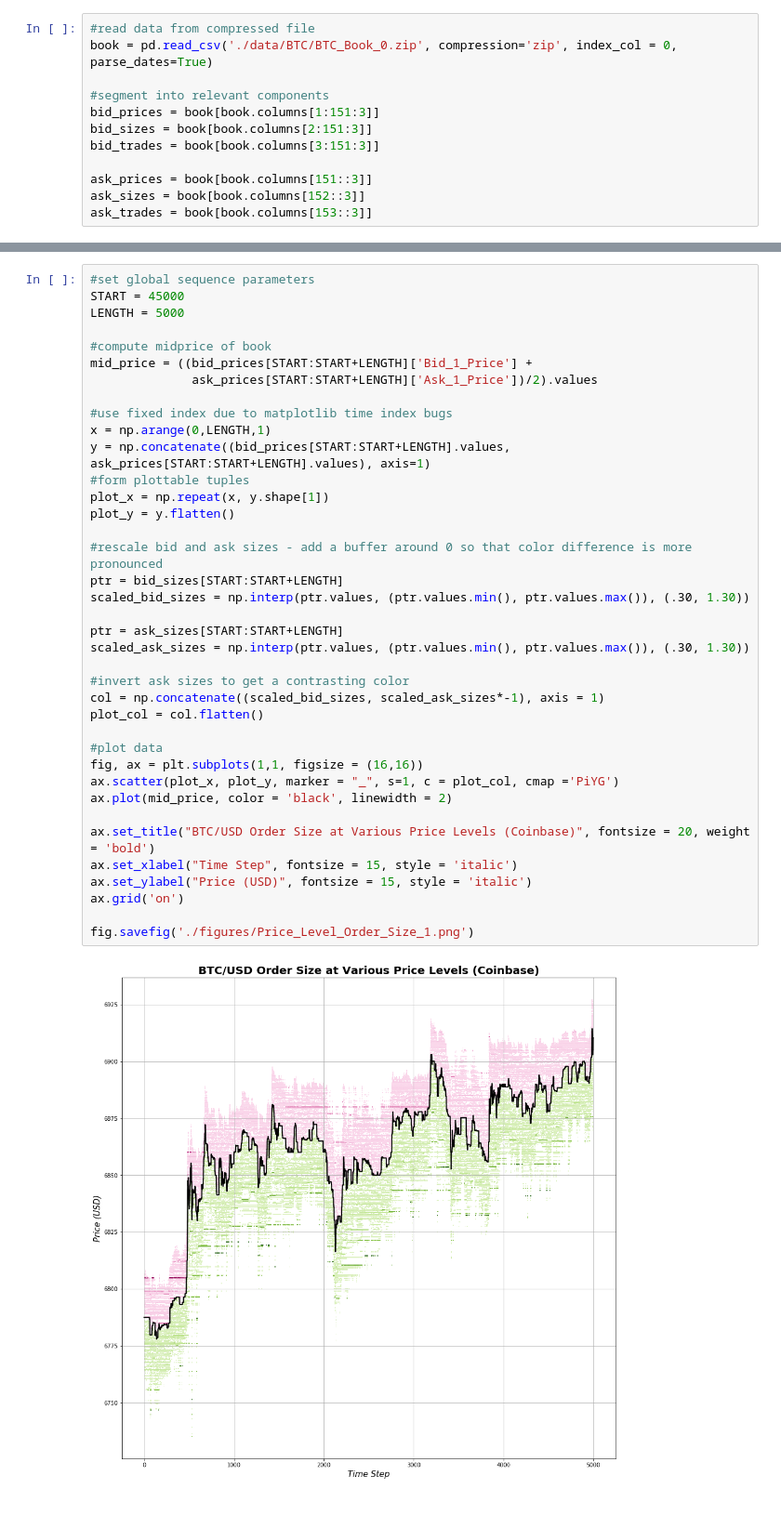
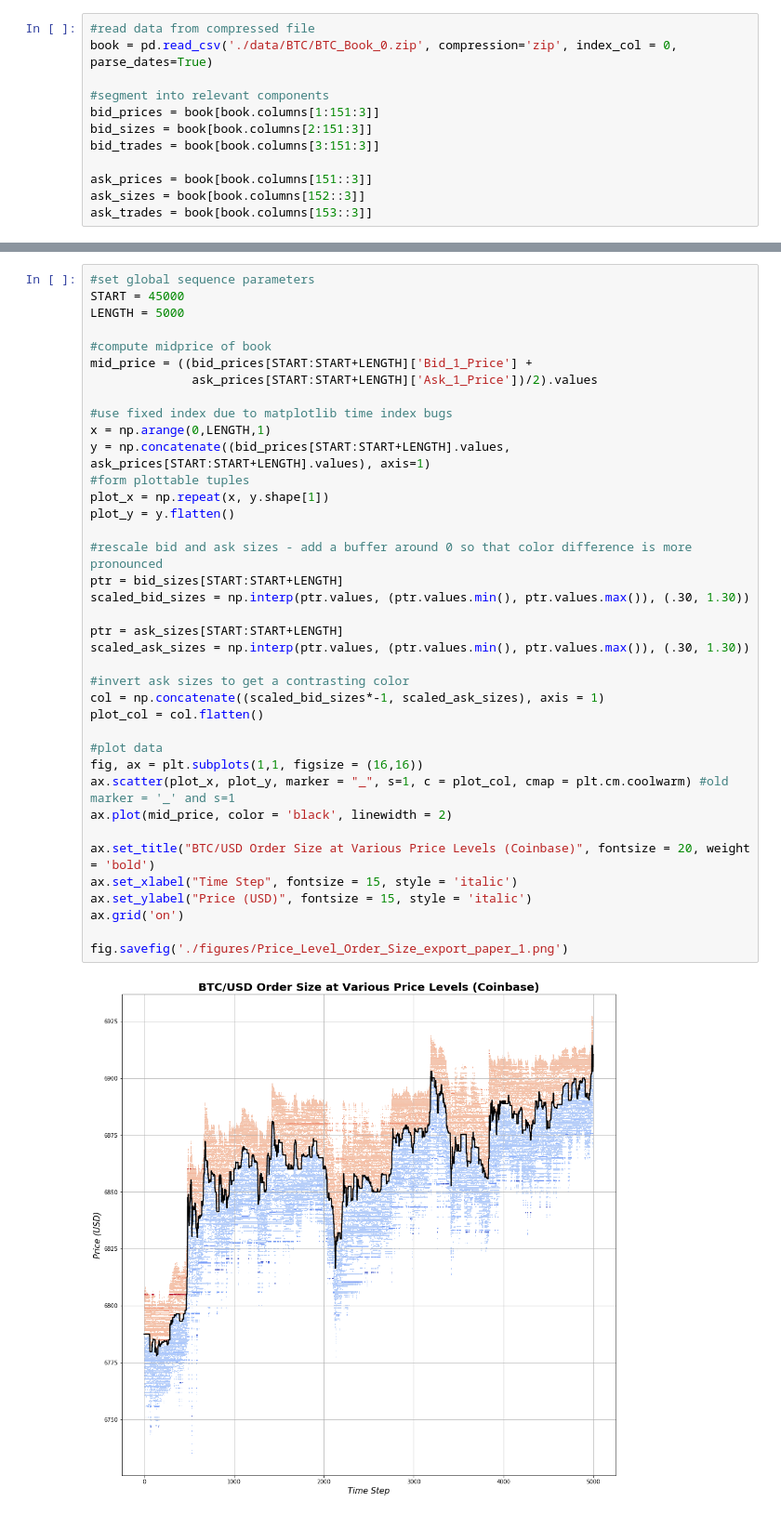
Before and after one commit to DominickH20/Cryptocurrency_HFT, a Jupyter notebook: Order_Book_Visualization.ipynb, the cells around one changed output, grey strips where cells are left out. Shown at 93% size. Drawn from its saved outputs; the diff is of its cells as text.

```diff
--- a/Order_Book_Visualization.ipynb
+++ b/Order_Book_Visualization.ipynb
@@ -92,34 +93,34 @@ LENGTH = 5000
 mid_price = ((bid_prices[START:START+LENGTH]['Bid_1_Price'] +
               ask_prices[START:START+LENGTH]['Ask_1_Price'])/2).values
 
 #use fixed index due to matplotlib time index bugs
 x = np.arange(0,LENGTH,1)
 y = np.concatenate((bid_prices[START:START+LENGTH].values, ask_prices[START:START+LENGTH].values), axis=1)
 #form plottable tuples
 plot_x = np.repeat(x, y.shape[1])
 plot_y = y.flatten()
 
 #rescale bid and ask sizes - add a buffer around 0 so that color difference is more pronounced
 ptr = bid_sizes[START:START+LENGTH]
 scaled_bid_sizes = np.interp(ptr.values, (ptr.values.min(), ptr.values.max()), (.30, 1.30))
 
 ptr = ask_sizes[START:START+LENGTH]
 scaled_ask_sizes = np.interp(ptr.values, (ptr.values.min(), ptr.values.max()), (.30, 1.30))
 
 #invert ask sizes to get a contrasting color
-col = np.concatenate((scaled_bid_sizes, scaled_ask_sizes*-1), axis = 1)
+col = np.concatenate((scaled_bid_sizes*-1, scaled_ask_sizes), axis = 1)
 plot_col = col.flatten()
 
 #plot data
 fig, ax = plt.subplots(1,1, figsize = (16,16))
-ax.scatter(plot_x, plot_y, marker = "_", s=1, c = plot_col, cmap ='PiYG')
+ax.scatter(plot_x, plot_y, marker = "_", s=1, c = plot_col, cmap = plt.cm.coolwarm) #old marker = '_' and s=1
 ax.plot(mid_price, color = 'black', linewidth = 2)
 
 ax.set_title("BTC/USD Order Size at Various Price Levels (Coinbase)", fontsize = 20, weight = 'bold')
 ax.set_xlabel("Time Step", fontsize = 15, style = 'italic')
 ax.set_ylabel("Price (USD)", fontsize = 15, style = 'italic')
 ax.grid('on')
 
-fig.savefig('./figures/Price_Level_Order_Size_1.png')
+fig.savefig('./figures/Price_Level_Order_Size_export_paper_1.png')
 # %% [output]
-[figure, old version]
+[figure, new version]
```
Also changed, not shown: parts of 1 cell of this notebook, 1 other file.
